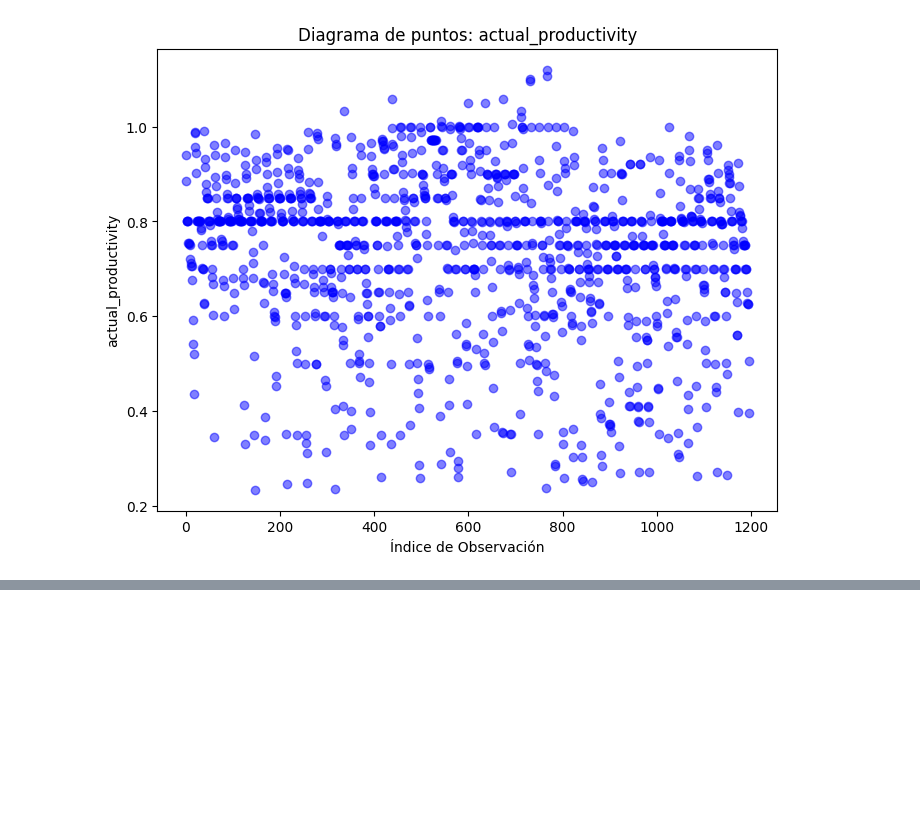
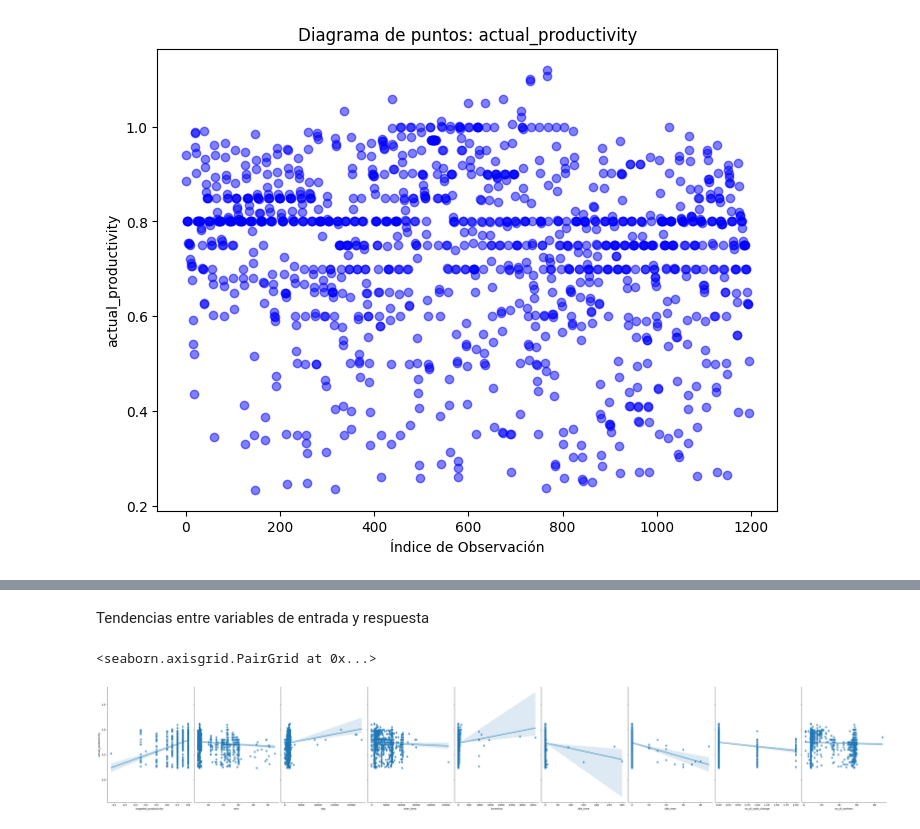
Before and after one commit to JuanMoreno2000/Proyecto1_actd, a Jupyter notebook: Proyecto1_Analitica.ipynb, the cells around one changed output, grey strips where cells are left out. Saved outputs shown, nothing was run; the diff lists cells and outputs as text; code cells hidden in the pictures; blank space fills up the shorter version.

```diff
--- a/Proyecto1_Analitica.ipynb
+++ b/Proyecto1_Analitica.ipynb
@@ -149,0 +227,7 @@ NameError: name 'data' is not defined
+# %% [markdown]
+Tendencias entre variables de entrada y respuesta
+# %%
+sns.pairplot(data, x_vars=["targeted_productivity","smv","wip","over_time","incentive","idle_time","idle_men","no_of_style_change","no_of_workers"], y_vars="actual_productivity", height=7, aspect=0.7, kind='reg')
+# %% [output]
+<seaborn.axisgrid.PairGrid at 0x...>
+[figure, added]
```
Also changed, not shown: parts of 18 cells of this notebook.
